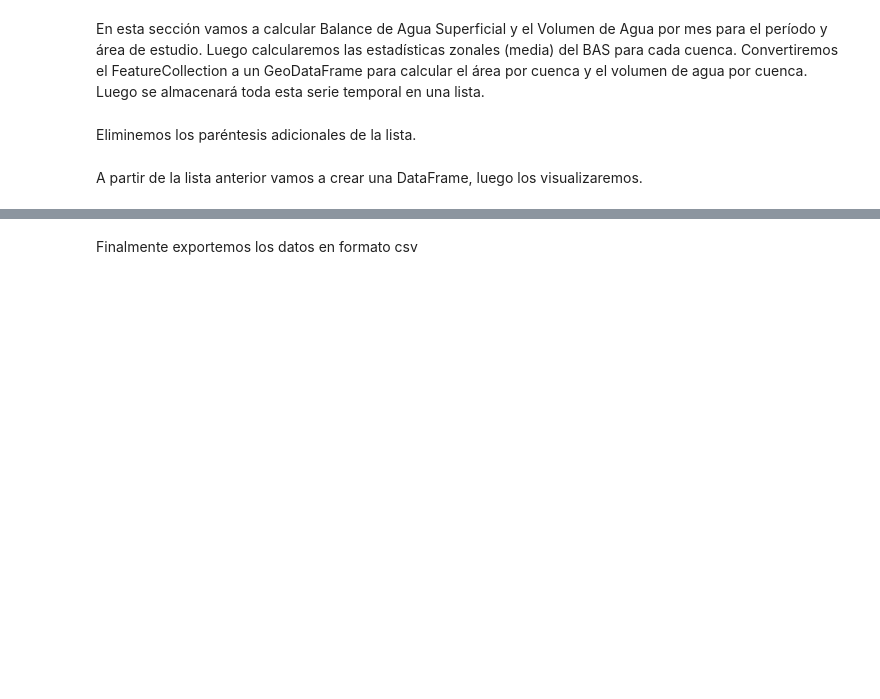
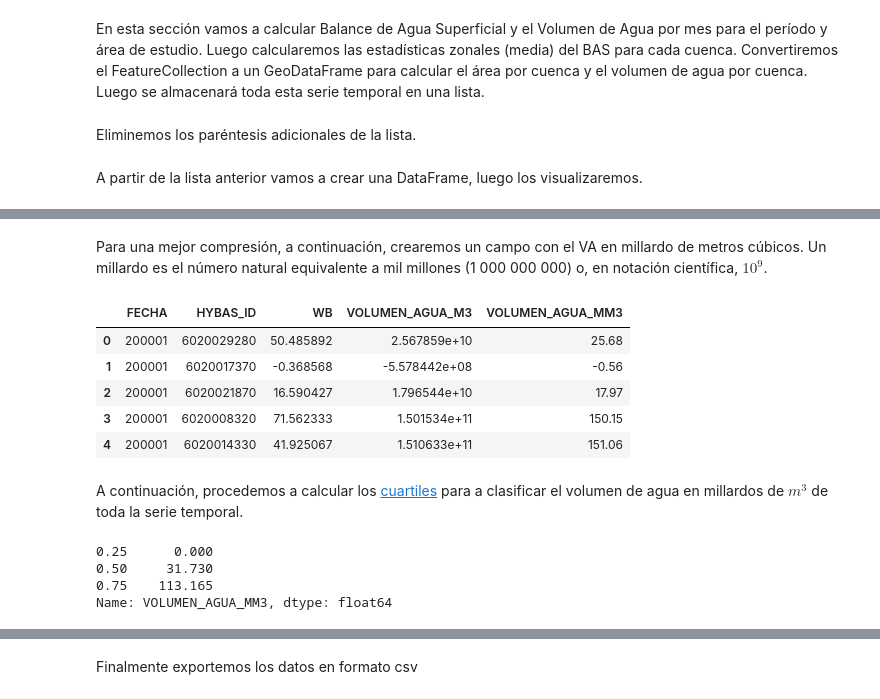
Before and after one commit to acoiman/swb, a Jupyter notebook: surface_water_balance.ipynb, the cells around one changed output, grey strips where cells are left out. Drawn from its saved outputs; the diff is of its cells as text; code cells hidden in the pictures; blank space fills up the shorter version.

```diff
--- a/surface_water_balance.ipynb
+++ b/surface_water_balance.ipynb
@@ -317,0 +412,26 @@ True
+# %% [markdown]
+Para una mejor compresión, a continuación, crearemos un campo con el VA en millardo de metros cúbicos. Un millardo es el número natural equivalente a mil millones (1 000 000 000) o, en notación científica, $10^{9}$.
+# %%
+df2['VOLUMEN_AGUA_MM3'] = round(df2['VOLUMEN_AGUA_M3'] / 1000000000, 2)
+df2.head()
+# %% [output]
+|  | FECHA | HYBAS_ID | WB | VOLUMEN_AGUA_M3 | VOLUMEN_AGUA_MM3 |
+| 0 | 200001 | 6020029280 | 50.485892 | 2.567859e+10 | 25.68 |
+| 1 | 200001 | 6020017370 | -0.368568 | -5.578442e+08 | -0.56 |
+| 2 | 200001 | 6020021870 | 16.590427 | 1.796544e+10 | 17.97 |
+| 3 | 200001 | 6020008320 | 71.562333 | 1.501534e+11 | 150.15 |
+| 4 | 200001 | 6020014330 | 41.925067 | 1.510633e+11 | 151.06 |
+# %% [markdown]
+A continuación, procedemos a calcular los [cuartiles](https://support.minitab.com/es-mx/minitab/18/help-and-how-to/graphs/how-to/boxplot/interpret-the-results/quartiles/) para  a clasificar el volumen de agua en millardos de ${m^3}$ de toda la serie temporal.
+# %%
+# calculate quantiles
+dfquantiles = df2['VOLUMEN_AGUA_MM3'].quantile([0.25, 0.50, 0.75])
+
+# adjust quantile 0.25 to 0 to include all negative data into a category
+dfquantiles[0.25] =0
+dfquantiles
+# %% [output]
+0.25      0.000
+0.50     31.730
+0.75    113.165
+Name: VOLUMEN_AGUA_MM3, dtype: float64
```
Also changed, not shown: parts of 38 cells of this notebook.
